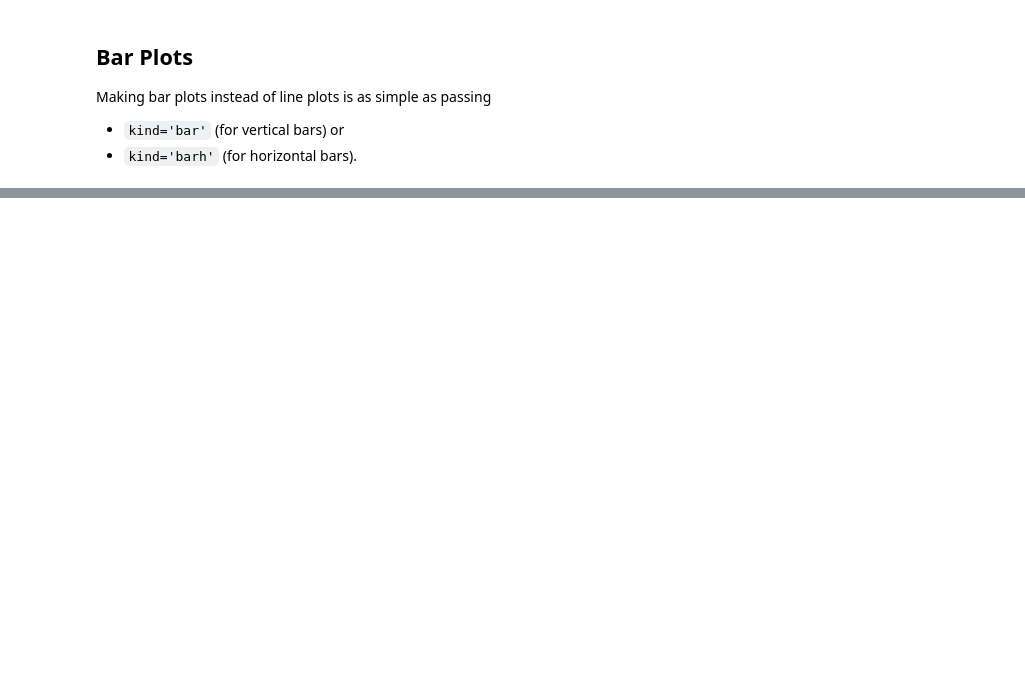
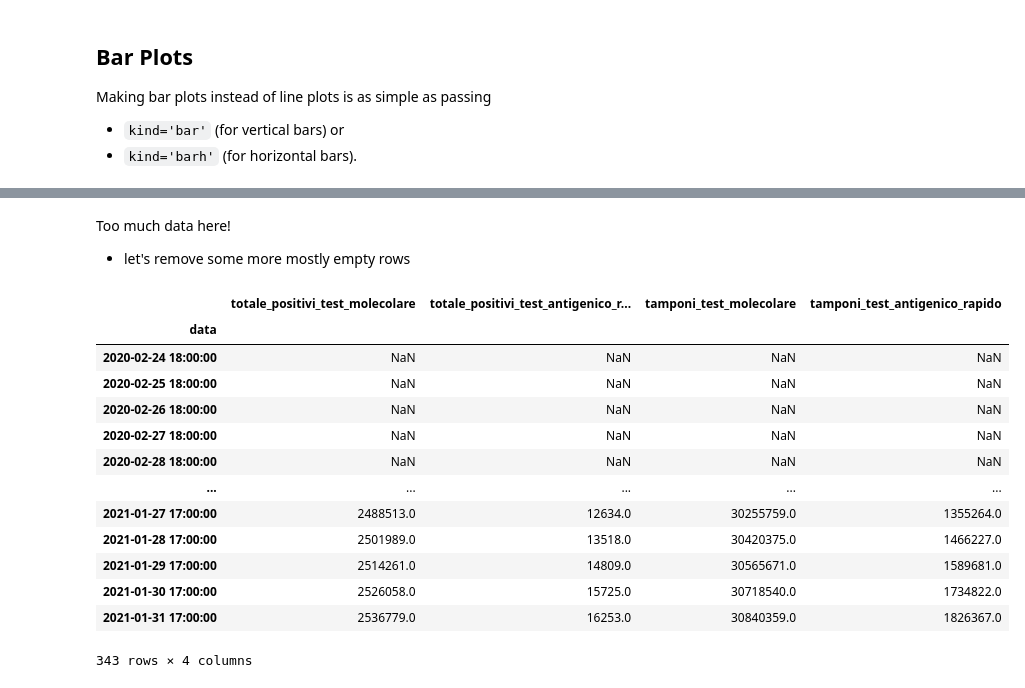
Before and after one commit to EMbeDS-education/IPDPP-GSSI-20202021, a Jupyter notebook: jupyter/jupyterNotebooks/Part1_NumPy_Pandas.ipynb, the cells around one changed output, grey strips where cells are left out. Saved outputs shown, nothing was run; the diff lists cells and outputs as text; code cells hidden in the pictures; blank space fills up the shorter version.

```diff
--- a/jupyter/jupyterNotebooks/Part1_NumPy_Pandas.ipynb
+++ b/jupyter/jupyterNotebooks/Part1_NumPy_Pandas.ipynb
@@ -1799 +2359,21 @@ covid_italy['terapia_intensiva']
+# %% [markdown]
+Too much data here!
+- let's remove some more mostly empty rows
+# %%
+covid_italy[["totale_positivi_test_molecolare","totale_positivi_test_antigenico_rapido","tamponi_test_molecolare","tamponi_test_antigenico_rapido"]]
+# %% [output]
+|  | totale_positivi_test_molecolare | totale_positivi_test_antigenico_r... | tamponi_test_molecolare | tamponi_test_antigenico_rapido |
+| data |  |  |  |  |
+| 2020-02-24 18:00:00 | NaN | NaN | NaN | NaN |
+| 2020-02-25 18:00:00 | NaN | NaN | NaN | NaN |
+| 2020-02-26 18:00:00 | NaN | NaN | NaN | NaN |
+| 2020-02-27 18:00:00 | NaN | NaN | NaN | NaN |
+| 2020-02-28 18:00:00 | NaN | NaN | NaN | NaN |
+| ... | ... | ... | ... | ... |
+| 2021-01-27 17:00:00 | 2488513.0 | 12634.0 | 30255759.0 | 1355264.0 |
+| 2021-01-28 17:00:00 | 2501989.0 | 13518.0 | 30420375.0 | 1466227.0 |
+| 2021-01-29 17:00:00 | 2514261.0 | 14809.0 | 30565671.0 | 1589681.0 |
+| 2021-01-30 17:00:00 | 2526058.0 | 15725.0 | 30718540.0 | 1734822.0 |
+| 2021-01-31 17:00:00 | 2536779.0 | 16253.0 | 30840359.0 | 1826367.0 |
+343 rows × 4 columns
 # %%
```
Also changed, not shown: parts of 106 cells of this notebook.
